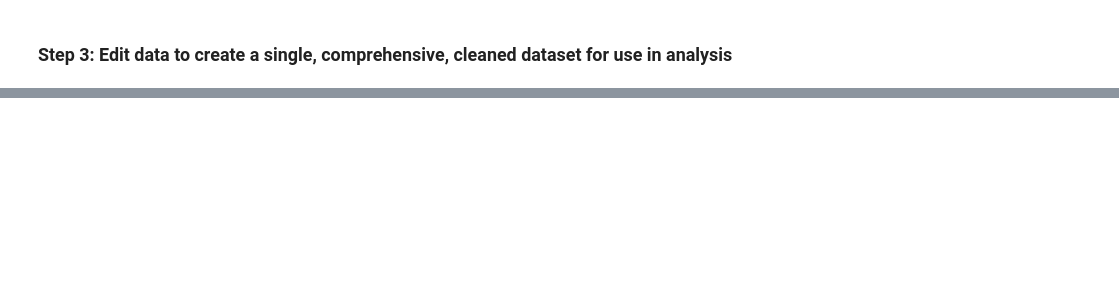
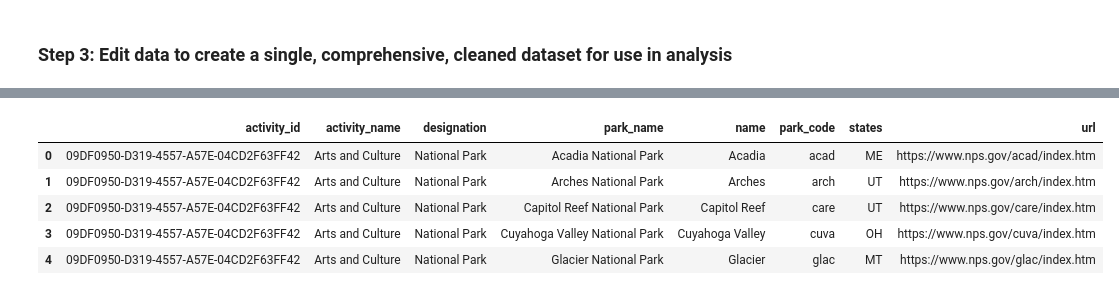
Before and after one commit to melmelmorales/National_Park_ETL_Project, a Jupyter notebook: Transform/NPS_ETL_Data_Cleaning and Joining.ipynb, the cells around one changed output, grey strips where cells are left out. Saved outputs shown, nothing was run; the diff lists cells and outputs as text; code cells hidden in the pictures; blank space fills up the shorter version.

```diff
--- a/Transform/NPS_ETL_Data_Cleaning and Joining.ipynb
+++ b/Transform/NPS_ETL_Data_Cleaning and Joining.ipynb
@@ -84,0 +181,4 @@ NPS_EntranceFees_df.head(5)
+# %%
+# Merge the two activities DataFrames together based on the activity information they share
+Activity_df = pd.merge(NPS_Activities_df, NPS_ActivitiesByPark_df, on=["activity_id", "activity_name"])
+Activity_df.head(5)
@@ -84,0 +192,11 @@ NPS_EntranceFees_df.head(5)
+# %%
+# Rename column headers to prepare for merge
+Activity_df.rename(columns={"fullName": "park_name", "parkCode": "park_code"}, inplace=True)
+Activity_df.head(5)
+# %% [output]
+|  | activity_id | activity_name | designation | park_name | name | park_code | states | url |
+| 0 | 09DF0950-D319-4557-A57E-04CD2F63FF42 | Arts and Culture | National Park | Acadia National Park | Acadia | acad | ME | https://www.nps.gov/acad/index.htm |
+| 1 | 09DF0950-D319-4557-A57E-04CD2F63FF42 | Arts and Culture | National Park | Arches National Park | Arches | arch | UT | https://www.nps.gov/arch/index.htm |
+| 2 | 09DF0950-D319-4557-A57E-04CD2F63FF42 | Arts and Culture | National Park | Capitol Reef National Park | Capitol Reef | care | UT | https://www.nps.gov/care/index.htm |
+| 3 | 09DF0950-D319-4557-A57E-04CD2F63FF42 | Arts and Culture | National Park | Cuyahoga Valley National Park | Cuyahoga Valley | cuva | OH | https://www.nps.gov/cuva/index.htm |
+| 4 | 09DF0950-D319-4557-A57E-04CD2F63FF42 | Arts and Culture | National Park | Glacier National Park | Glacier | glac | MT | https://www.nps.gov/glac/index.htm |
```
Also changed, not shown: parts of 23 cells of this notebook, 11 other files.
